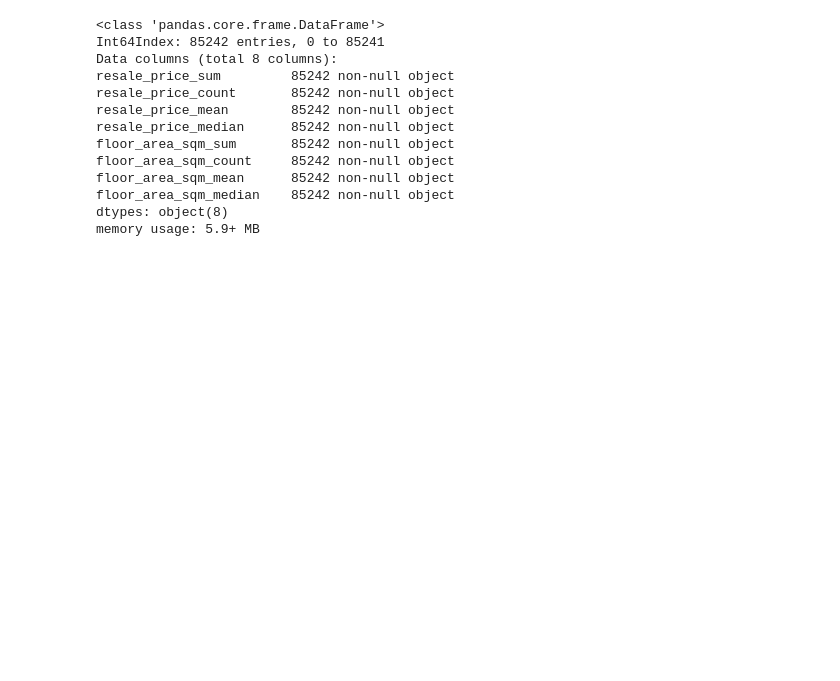
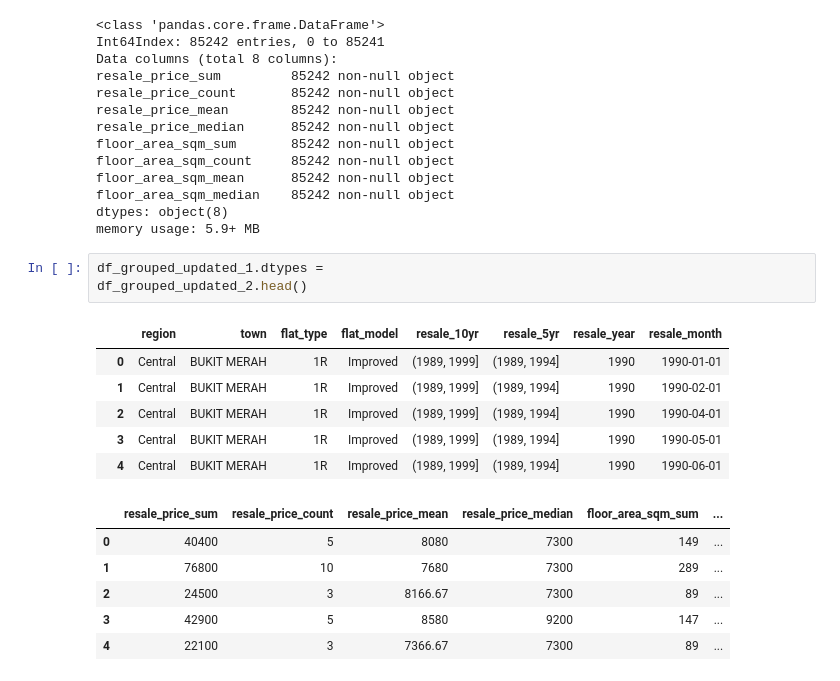
Before and after one commit to ravi-gopalan/singapore_hdb_price_analysis, a Jupyter notebook: singapore_hdb_resale_transactions.ipynb, the cells around one changed output. Cells and saved outputs as stored; diff of their text form; blank space fills up the shorter version.

```diff
--- a/singapore_hdb_resale_transactions.ipynb
+++ b/singapore_hdb_resale_transactions.ipynb
@@ -1016,3 +1037,19 @@ floor_area_sqm_mean      85242 non-null object
 floor_area_sqm_median    85242 non-null object
 dtypes: object(8)
 memory usage: 5.9+ MB
+# %%
+df_grouped_updated_1.dtypes =
+df_grouped_updated_2.head()
+# %% [output]
+|  |  | region | town | flat_type | flat_model | resale_10yr | resale_5yr | resale_year | resale_month |
+|  | 0 | Central | BUKIT MERAH | 1R | Improved | (1989, 1999] | (1989, 1994] | 1990 | 1990-01-01 |
+|  | 1 | Central | BUKIT MERAH | 1R | Improved | (1989, 1999] | (1989, 1994] | 1990 | 1990-02-01 |
+|  | 2 | Central | BUKIT MERAH | 1R | Improved | (1989, 1999] | (1989, 1994] | 1990 | 1990-04-01 |
+|  | 3 | Central | BUKIT MERAH | 1R | Improved | (1989, 1999] | (1989, 1994] | 1990 | 1990-05-01 |
+|  | 4 | Central | BUKIT MERAH | 1R | Improved | (1989, 1999] | (1989, 1994] | 1990 | 1990-06-01 |
+|  | resale_price_sum | resale_price_count | resale_price_mean | resale_price_median | floor_area_sqm_sum | ... |
+| 0 | 40400 | 5 | 8080 | 7300 | 149 | ... |
+| 1 | 76800 | 10 | 7680 | 7300 | 289 | ... |
+| 2 | 24500 | 3 | 8166.67 | 7300 | 89 | ... |
+| 3 | 42900 | 5 | 8580 | 9200 | 147 | ... |
+| 4 | 22100 | 3 | 7366.67 | 7300 | 89 | ... |
```
Also changed, not shown: parts of 7 cells of this notebook.
